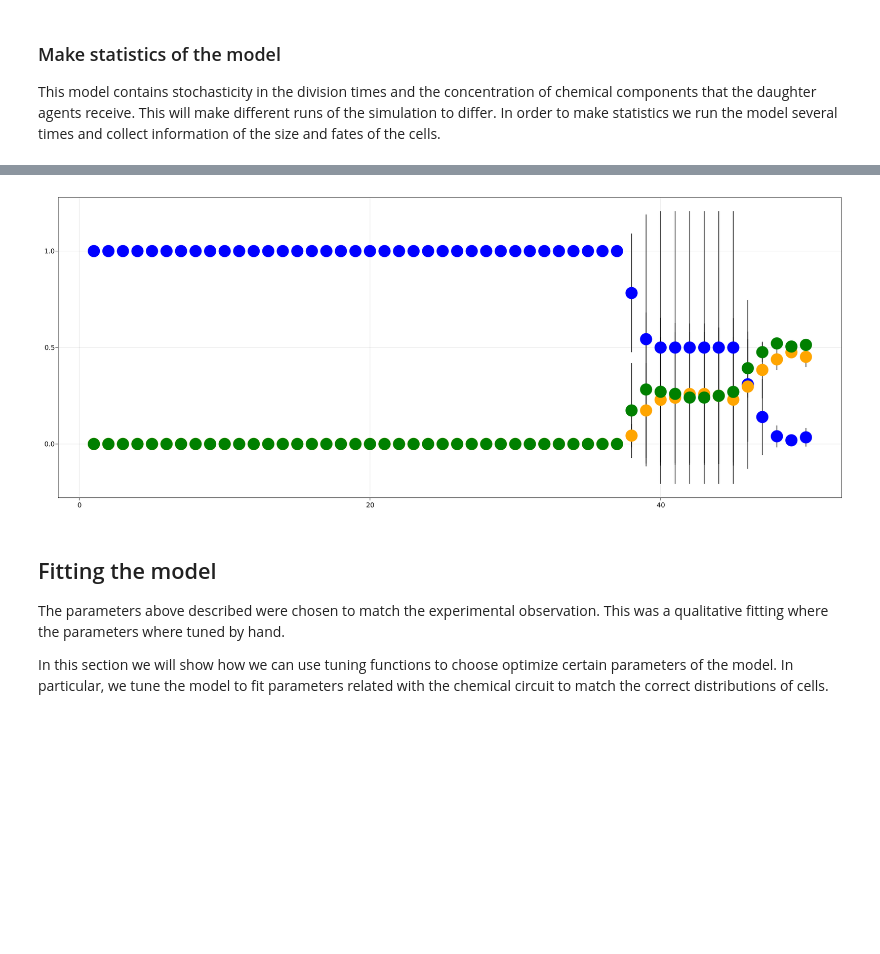
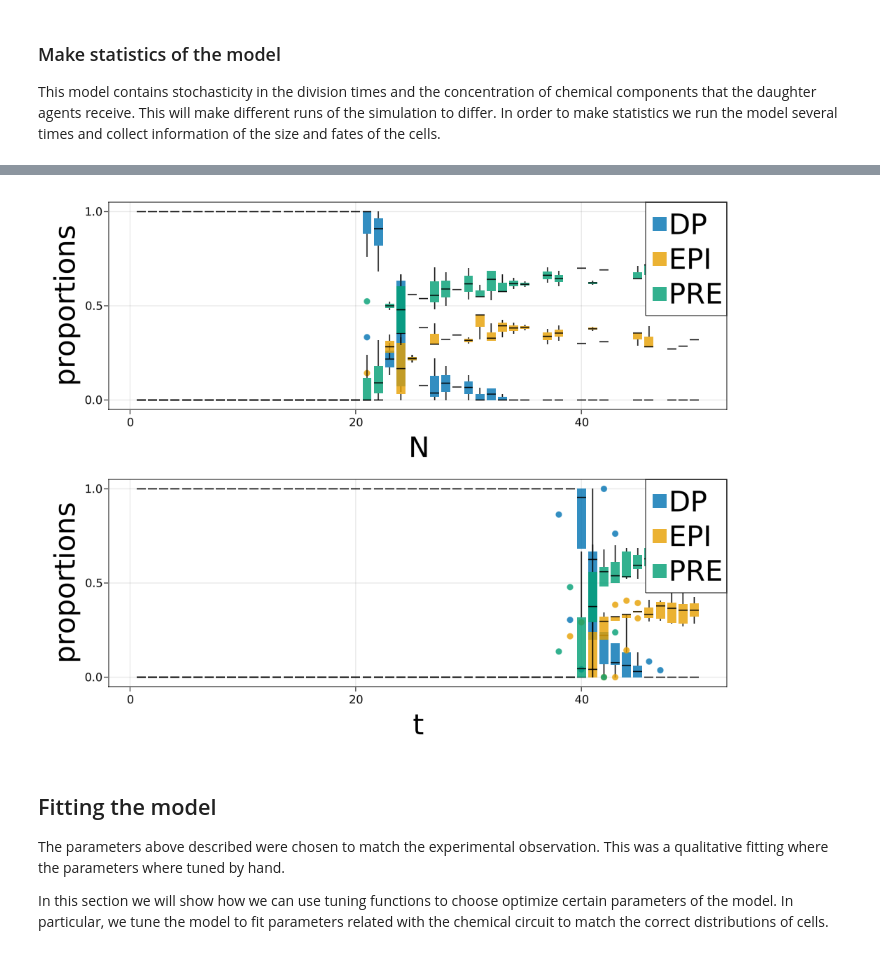
Before and after one commit to dsb-lab/CellBasedModels.jl, a Jupyter notebook: examples/Development.ipynb, the cells around one changed output, grey strips where cells are left out. Cells and saved outputs as stored; diff of their text form; code cells hidden in the pictures; blank space fills up the shorter version.

```diff
--- a/examples/Development.ipynb
+++ b/examples/Development.ipynb
@@ -386 +334,23 @@ makeStatistics (generic function with 1 method)
+# %%
+function makeStatistics(parameters,dt,steps,saveEach,nRepetitions)
+
+    #Make simulations and add results to list
+    d = Dict("id"=>Int64[],"N"=>Int64[],"t"=>Float64[],"DP"=>Int64[],"EPI"=>Int64[],"PRE"=>Int64[])
+    for i in 1:nRepetitions
+        #Make the simulations
+        com = initializeEmbryo(parameters);
+        customEvolve!(com,dt,steps,saveEach)
+
+        #Add them to the model
+        fates = getFates(com)
+        append!(d["id"],i*ones(Int64,length(fates["N"])))
+        append!(d["N"],fates["N"])
+        append!(d["t"],fates["t"])
+        append!(d["DP"],fates["DP"])
+        append!(d["EPI"],fates["EPI"])
+        append!(d["PRE"],fates["PRE"])
+    end
+
+    return d
+end;
 # %%
@@ -396,17 +364,21 @@ propMean, propStd = makeStatistics(dt,steps,saveEach,nRepetitions);
-# %%
-fig = Figure(resolution=(2000,800))
-
-ax = Axis(fig[1,1])
-for fate in 1:3
-    errorbars!(ax,1:length(propMean[fate]),propMean[fate],propStd[fate],color=:black)
-end
-for fate in 1:3
-    scatter!(ax,1.:length(propMean[fate]),Float64.(propMean[fate]),markersize=30,color=colorMap[fate])
-end
-
-fig
-# %% [output]
-[figure, removed]
+# %%
+fig = Figure(resolution=(1000,800))
+
+ax = Axis(fig[1,1],xlabel="N",xlabelsize=40,ylabel="proportions",ylabelsize=40)
+for i in ["DP","EPI","PRE"]
+    boxplot!(ax,prop["N"],prop[i]./prop["N"])
+end
+Legend(fig[1,1], plots, ["DP","EPI","PRE"], halign = :right, valign = :top, tellheight = false, tellwidth = false, labelsize=40)
+
+ax = Axis(fig[2,1],xlabel="t",xlabelsize=40,ylabel="proportions",ylabelsize=40)
+for i in ["DP","EPI","PRE"]
+    boxplot!(ax,prop["t"],prop[i]./prop["N"])
+end
+Legend(fig[2,1], plots, ["DP","EPI","PRE"], halign = :right, valign = :top, tellheight = false, tellwidth = false, labelsize=40)
+
+fig
+# %% [output]
+[figure, added]
 # %% [markdown]
 ## Fitting the model
 
```
Also changed, not shown: parts of 22 cells of this notebook, 1 other file.
